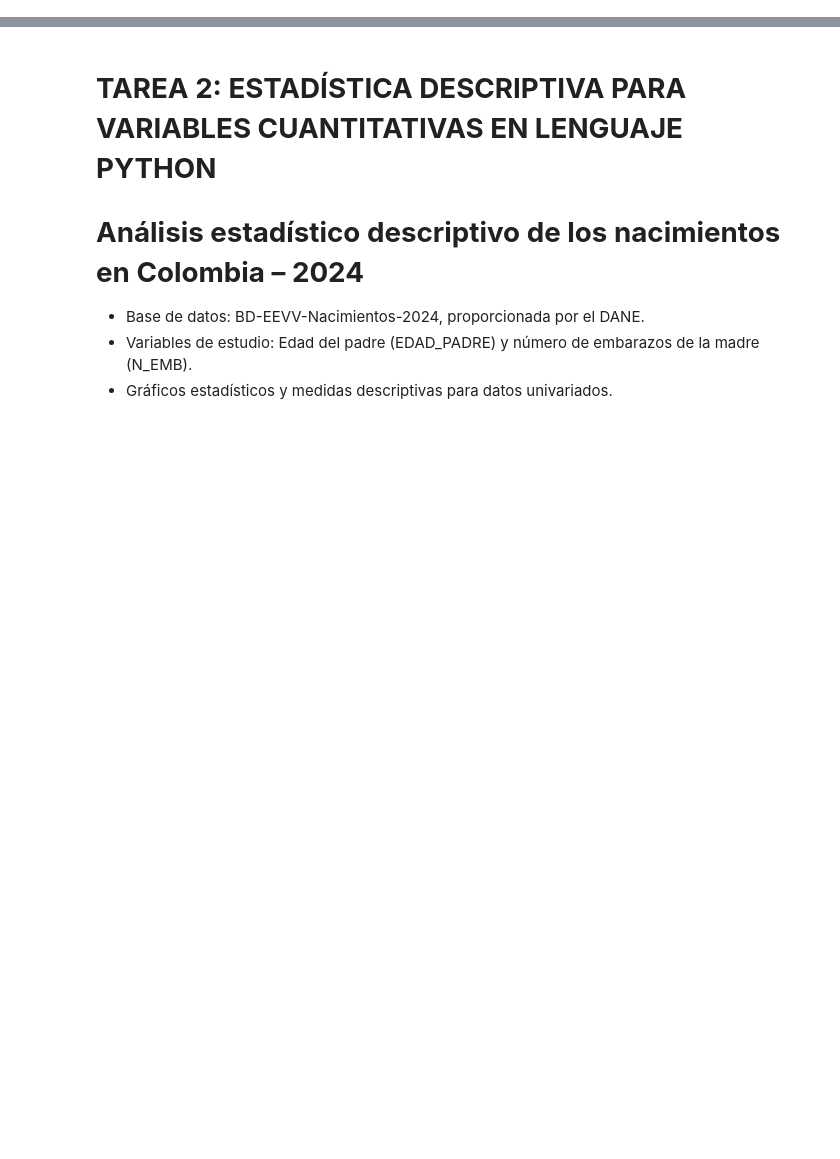
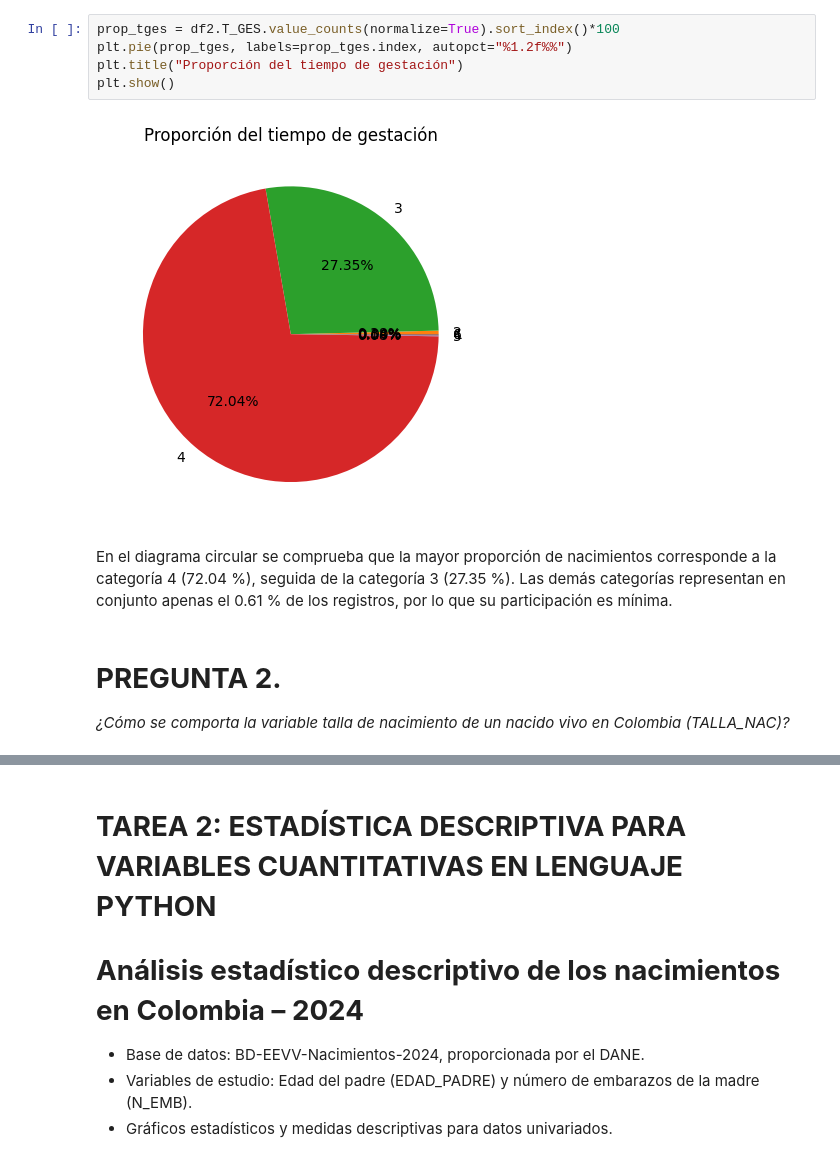
Before and after one commit to jedamurimuegues/Estadisitica-I---II, a Jupyter notebook: Tarea_2_Estadistica_I_PYTHON.ipynb, the cells around one changed output, grey strips where cells are left out. Drawn from its saved outputs; the diff is of its cells as text; blank space fills up the shorter version.

```diff
--- a/Tarea_2_Estadistica_I_PYTHON.ipynb
+++ b/Tarea_2_Estadistica_I_PYTHON.ipynb
@@ -2,0 +165,14 @@
+# %%
+prop_tges = df2.T_GES.value_counts(normalize=True).sort_index()*100
+plt.pie(prop_tges, labels=prop_tges.index, autopct="%1.2f%%")
+plt.title("Proporción del tiempo de gestación")
+plt.show()
+# %% [output]
+[figure, added]
+# %% [markdown]
+En el diagrama circular se comprueba que la mayor proporción de nacimientos corresponde a la categoría 4 (72.04 %), seguida de la categoría 3 (27.35 %). Las demás categorías representan en conjunto apenas el 0.61 % de los registros, por lo que su participación es mínima.
+# %% [markdown]
+# **PREGUNTA 2.**
+
+*¿Cómo se comporta la variable talla de nacimiento de un nacido vivo en Colombia
+(TALLA_NAC)?*
```
Also changed, not shown: parts of 40 cells of this notebook.
